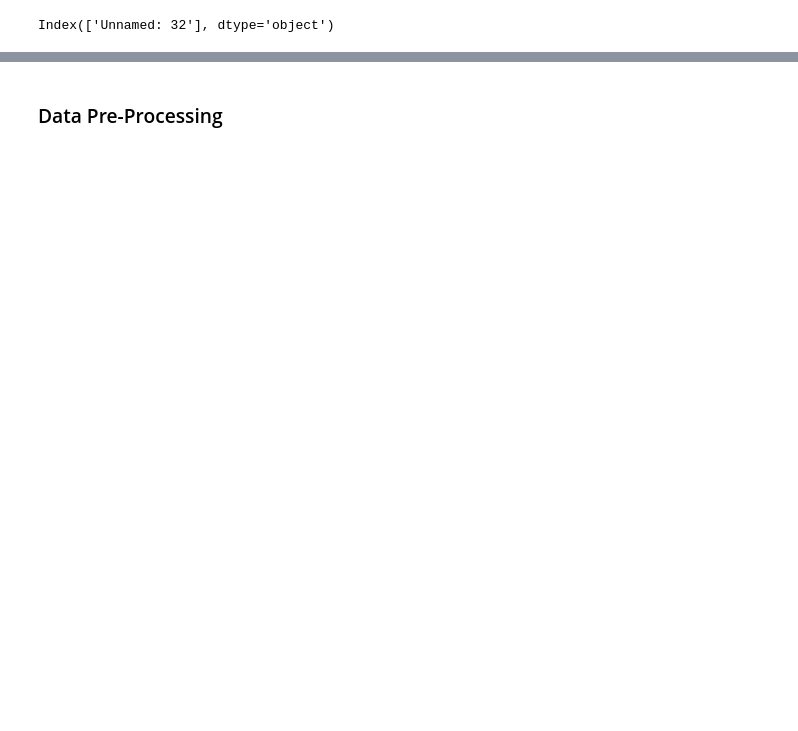
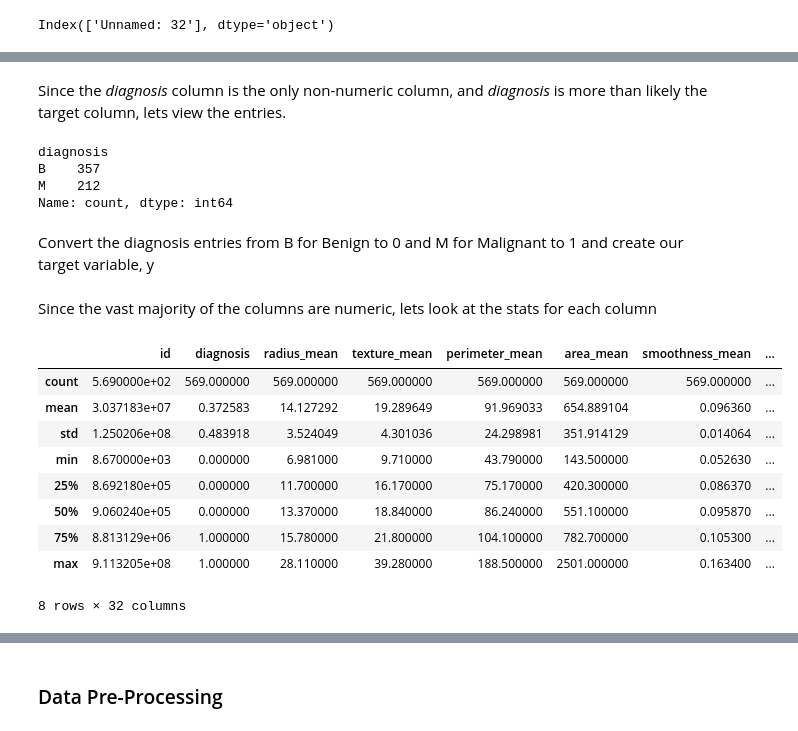
Before and after one commit to kymayodeji/cancer_classification, a Jupyter notebook: ml_models.ipynb, the cells around one changed output, grey strips where cells are left out. Drawn from its saved outputs; the diff is of its cells as text; code cells hidden in the pictures; blank space fills up the shorter version.

```diff
--- a/ml_models.ipynb
+++ b/ml_models.ipynb
@@ -104,0 +108,11 @@ Index(['Unnamed: 32'], dtype='object')
+# %% [markdown]
+Since the *diagnosis* column is the only non-numeric column, and *diagnosis* is more than likely the target column, lets view the entries.
+# %%
+df.diagnosis.value_counts()
+# %% [output]
+diagnosis
+B    357
+M    212
+Name: count, dtype: int64
+# %% [markdown]
+Convert the diagnosis entries from B for Benign to 0 and M for Malignant to 1 and create our target variable, y
@@ -105 +123,16 @@ Index(['Unnamed: 32'], dtype='object')
+# %% [markdown]
+Since the vast majority of the columns are numeric, lets look at the stats for each column
+# %%
+df.describe()
+# %% [output]
+|  | id | diagnosis | radius_mean | texture_mean | perimeter_mean | area_mean | smoothness_mean | ... |
+| count | 5.690000e+02 | 569.000000 | 569.000000 | 569.000000 | 569.000000 | 569.000000 | 569.000000 | ... |
+| mean | 3.037183e+07 | 0.372583 | 14.127292 | 19.289649 | 91.969033 | 654.889104 | 0.096360 | ... |
+| std | 1.250206e+08 | 0.483918 | 3.524049 | 4.301036 | 24.298981 | 351.914129 | 0.014064 | ... |
+| min | 8.670000e+03 | 0.000000 | 6.981000 | 9.710000 | 43.790000 | 143.500000 | 0.052630 | ... |
+| 25% | 8.692180e+05 | 0.000000 | 11.700000 | 16.170000 | 75.170000 | 420.300000 | 0.086370 | ... |
+| 50% | 9.060240e+05 | 0.000000 | 13.370000 | 18.840000 | 86.240000 | 551.100000 | 0.095870 | ... |
+| 75% | 8.813129e+06 | 1.000000 | 15.780000 | 21.800000 | 104.100000 | 782.700000 | 0.105300 | ... |
+| max | 9.113205e+08 | 1.000000 | 28.110000 | 39.280000 | 188.500000 | 2501.000000 | 0.163400 | ... |
+8 rows × 32 columns
 # %%
```
Also changed, not shown: parts of 37 cells of this notebook.
